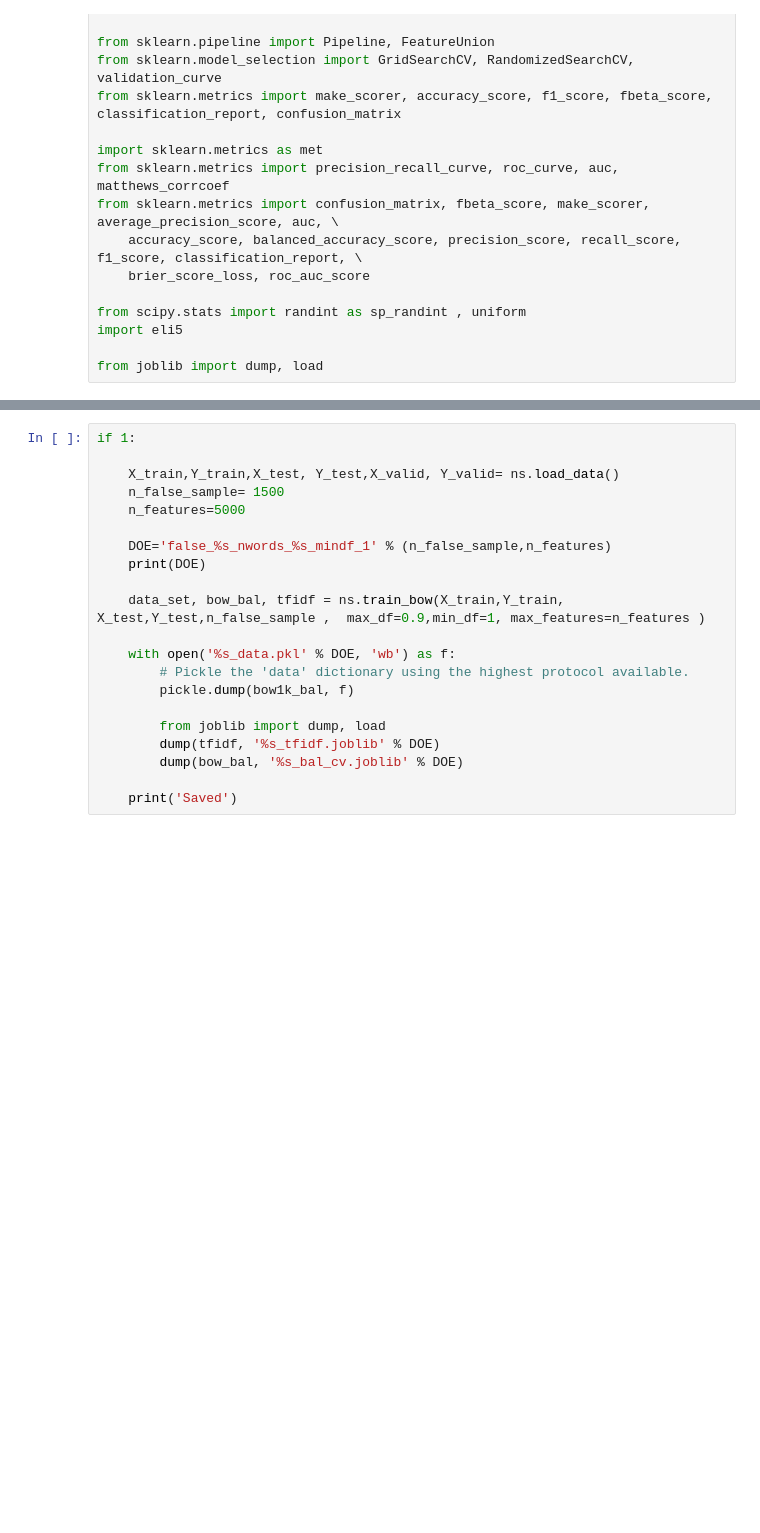
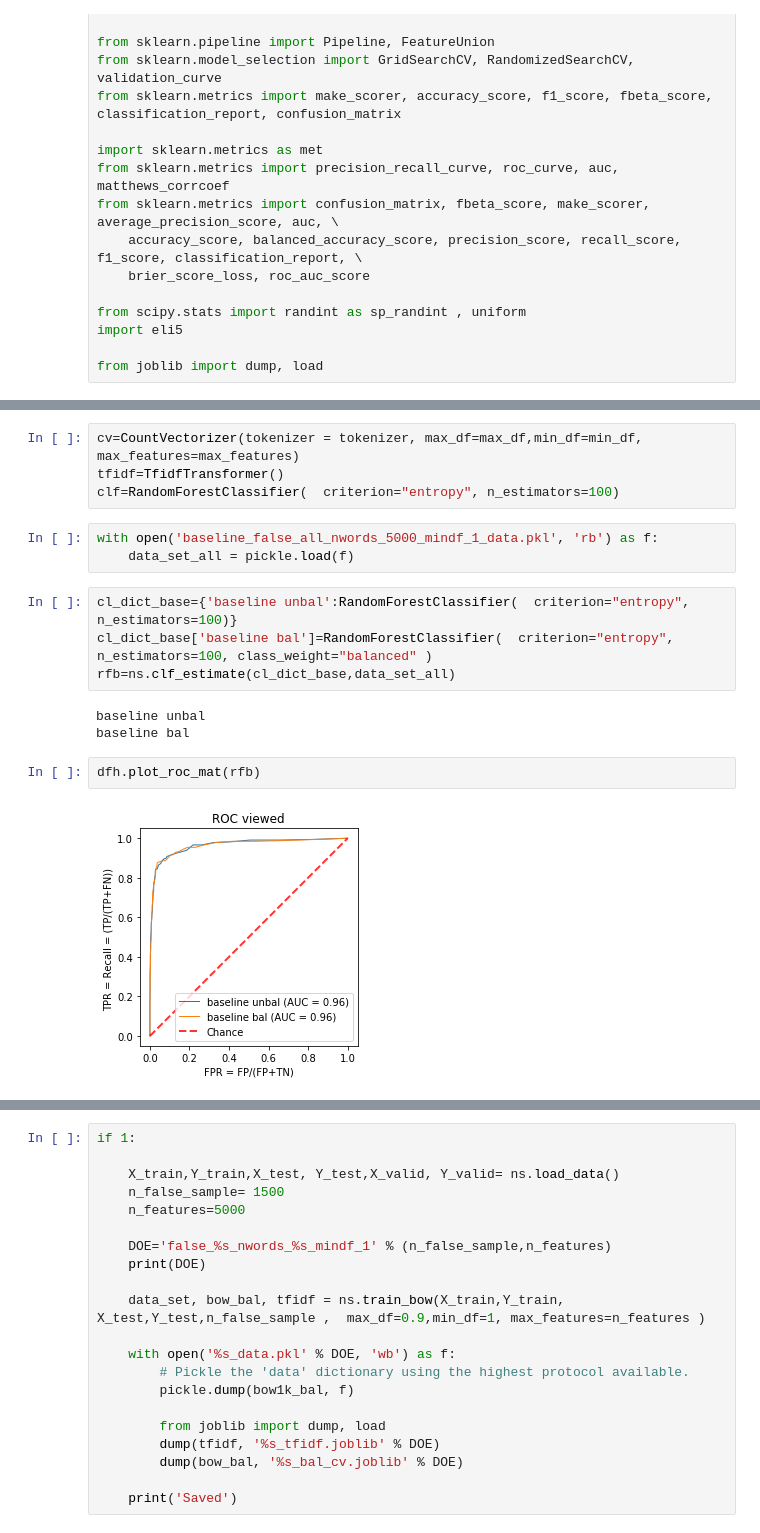
Before and after one commit to marco-bellini/NLP_disaster, a Jupyter notebook: rebal_bow2.ipynb, the cells around one changed output, grey strips where cells are left out. Cells and saved outputs as stored; diff of their text form; blank space fills up the shorter version.

```diff
--- a/rebal_bow2.ipynb
+++ b/rebal_bow2.ipynb
@@ -66,0 +96,18 @@ from joblib import dump, load
+# %%
+cv=CountVectorizer(tokenizer = tokenizer, max_df=max_df,min_df=min_df, max_features=max_features)
+tfidf=TfidfTransformer()
+clf=RandomForestClassifier(  criterion="entropy", n_estimators=100)
+# %%
+with open('baseline_false_all_nwords_5000_mindf_1_data.pkl', 'rb') as f:
+    data_set_all = pickle.load(f)
+# %%
+cl_dict_base={'baseline unbal':RandomForestClassifier(  criterion="entropy", n_estimators=100)}
+cl_dict_base['baseline bal']=RandomForestClassifier(  criterion="entropy", n_estimators=100, class_weight="balanced" )
+rfb=ns.clf_estimate(cl_dict_base,data_set_all)
+# %% [output]
+baseline unbal
+baseline bal
+# %%
+dfh.plot_roc_mat(rfb)
+# %% [output]
+[figure, added]
```
Also changed, not shown: parts of 19 cells of this notebook, 3 other files.
